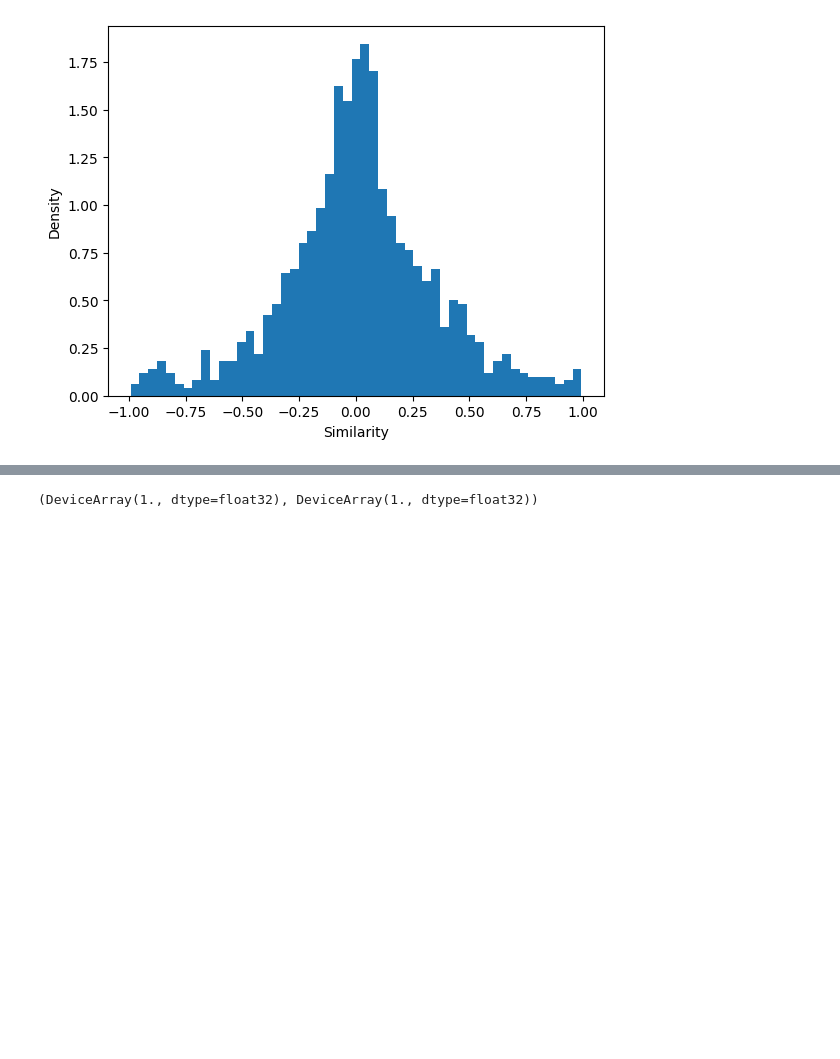
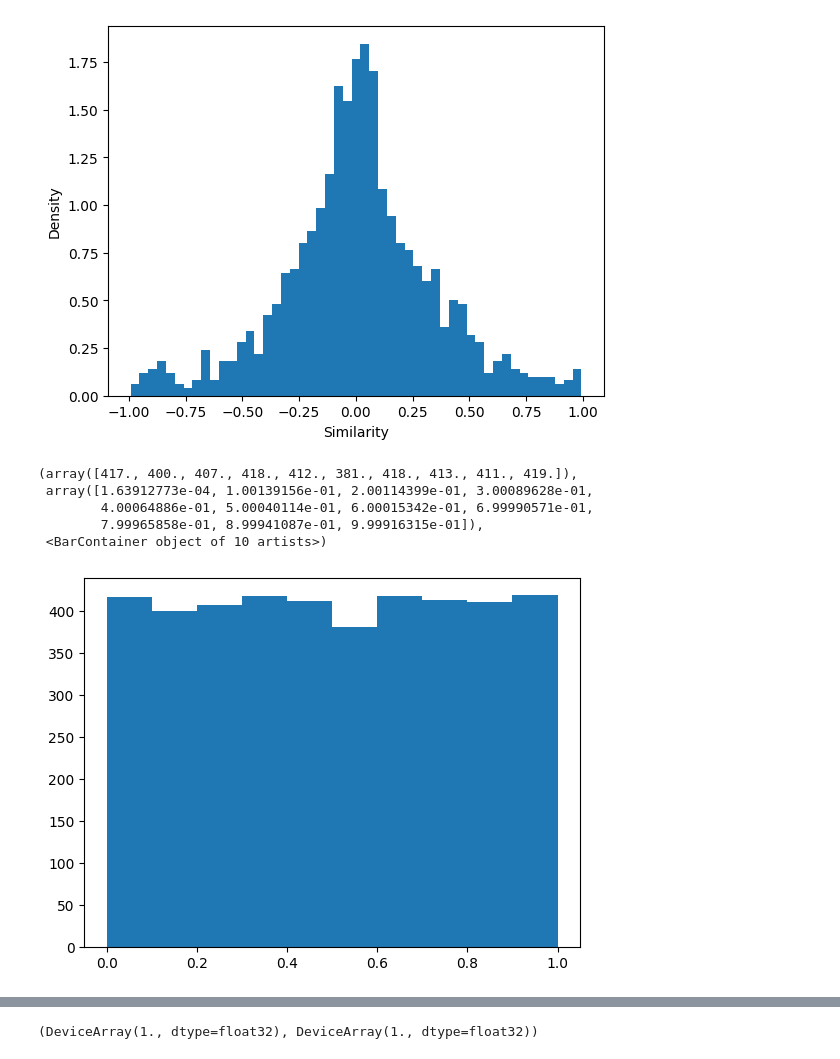
Before and after one commit to wilkieolin/phasor_jax, a Jupyter notebook: sparsity test.ipynb, the cells around one changed output, grey strips where cells are left out. Cells and saved outputs as stored; diff of their text form; code cells hidden in the pictures; blank space fills up the shorter version.

```diff
--- a/sparsity test.ipynb
+++ b/sparsity test.ipynb
@@ -104,3 +104,17 @@ plt.ylabel("Density")
 # %% [output]
 Text(0, 0.5, 'Density')
 [figure]
+# %%
+key, sk1, sk2 = jrnd.split(key, 3)
+# %%
+x = jrnd.uniform(sk1, (100, 4096))
+y = jrnd.uniform(sk2, (100, 4096))
+# %%
+plt.hist(x[0:1,:])
+# %% [output]
+(array([417., 400., 407., 418., 412., 381., 418., 413., 411., 419.]),
+ array([1.63912773e-04, 1.00139156e-01, 2.00114399e-01, 3.00089628e-01,
+        4.00064886e-01, 5.00040114e-01, 6.00015342e-01, 6.99990571e-01,
+        7.99965858e-01, 8.99941087e-01, 9.99916315e-01]),
+ <BarContainer object of 10 artists>)
+[figure, added]
```
Also changed, not shown: parts of 2 cells of this notebook, 5 other files.
